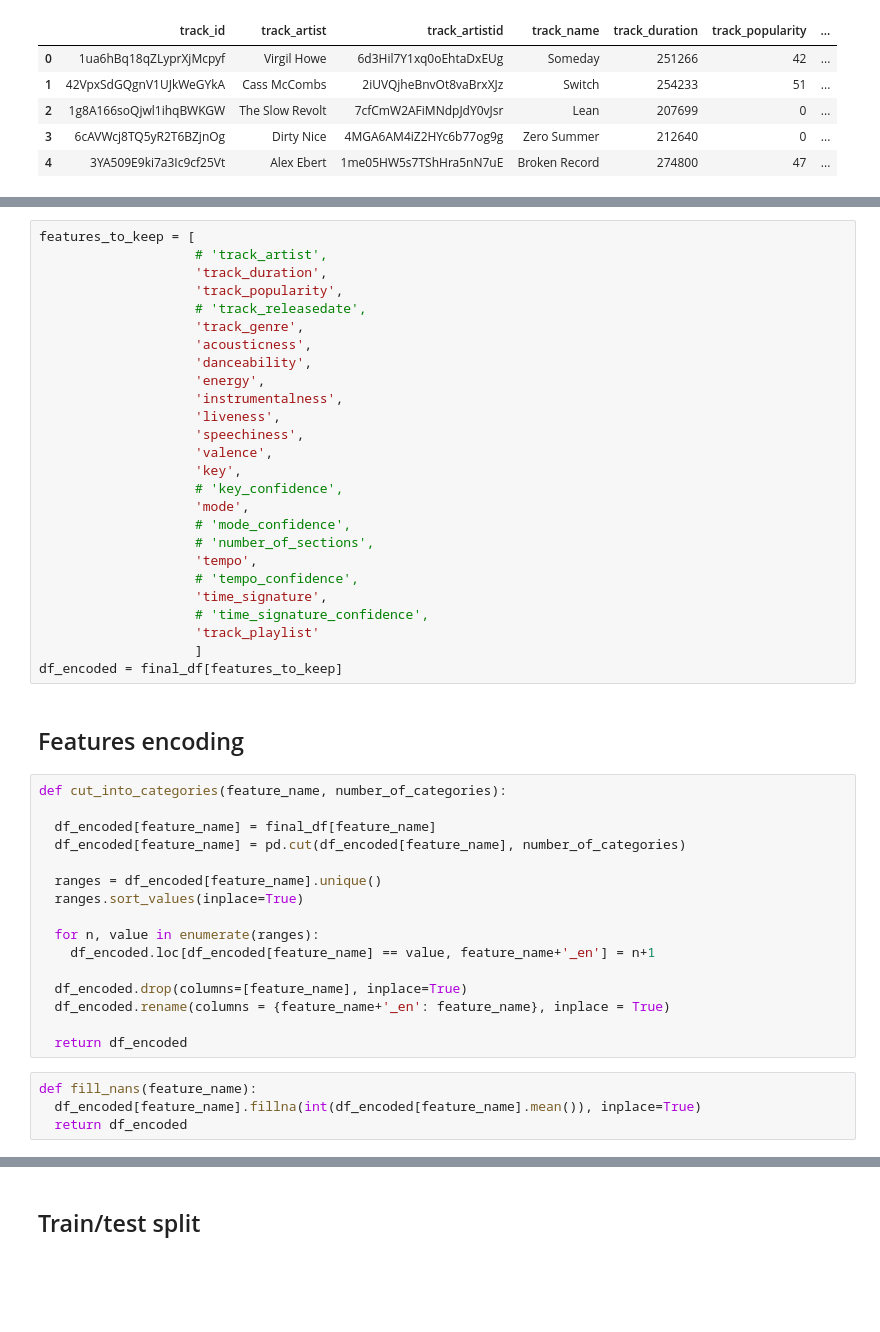
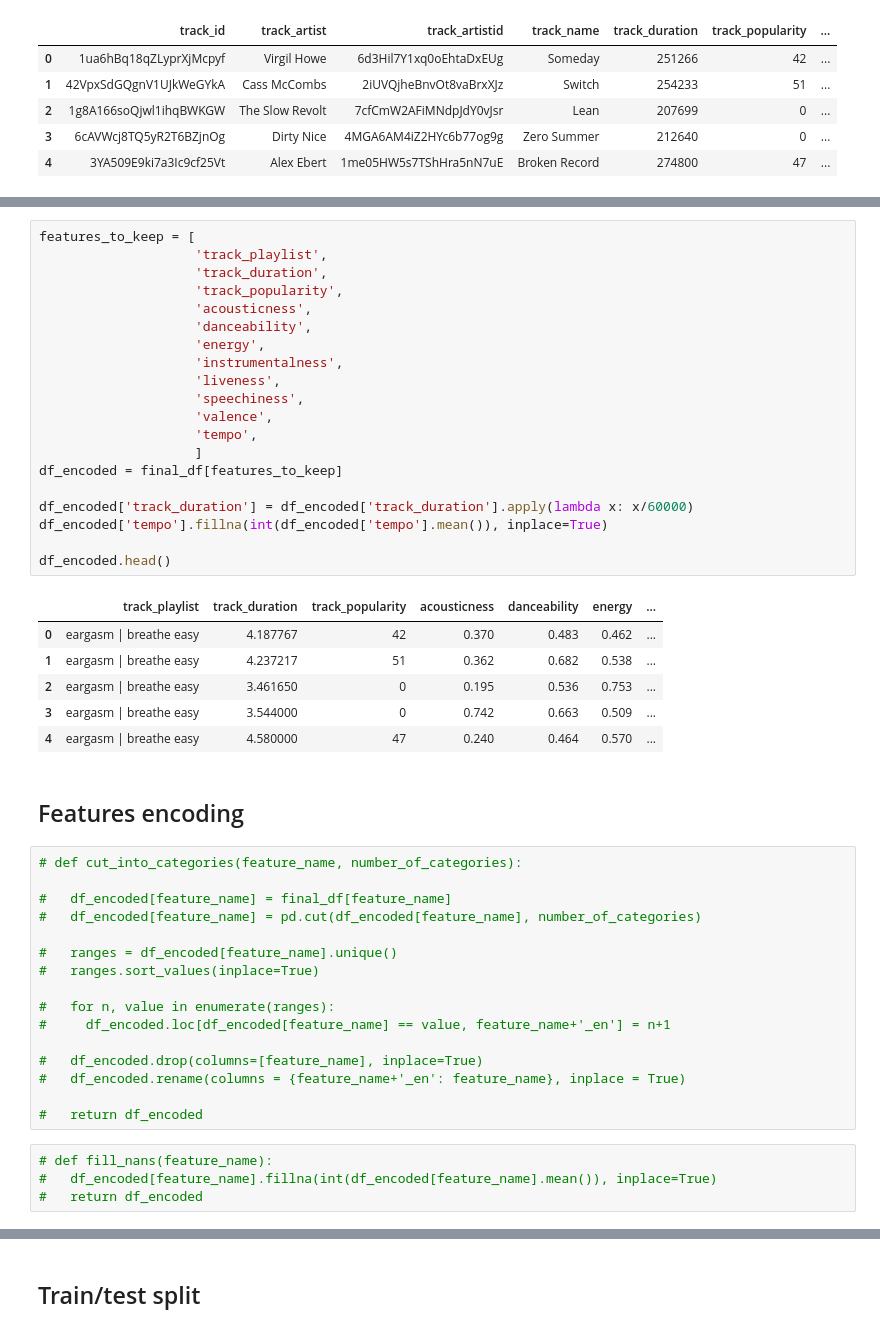
Before and after one commit to adamsiemaszkiewicz/eargasm-music, a Jupyter notebook: eargasm_Classification.ipynb, the cells around one changed output, grey strips where cells are left out. Saved outputs shown, nothing was run; the diff lists cells and outputs as text; blank space fills up the shorter version.

```diff
--- a/eargasm_Classification.ipynb
+++ b/eargasm_Classification.ipynb
@@ -96,49 +99,50 @@ final_df.head()
 # %%
 features_to_keep = [
-                    # 'track_artist',
+                    'track_playlist',
                     'track_duration',
                     'track_popularity',
-                    # 'track_releasedate',
-                    'track_genre',
                     'acousticness',
                     'danceability',
                     'energy',
                     'instrumentalness',
                     'liveness',
                     'speechiness',
                     'valence',
-                    'key',
-                    # 'key_confidence',
-                    'mode',
-                    # 'mode_confidence',
-                    # 'number_of_sections',
                     'tempo',
-                    # 'tempo_confidence',
-                    'time_signature',
-                    # 'time_signature_confidence',
-                    'track_playlist'
                     ]
 df_encoded = final_df[features_to_keep]
+
+df_encoded['track_duration'] = df_encoded['track_duration'].apply(lambda x: x/60000)
+df_encoded['tempo'].fillna(int(df_encoded['tempo'].mean()), inplace=True)
+
+df_encoded.head()
+# %% [output]
+|  | track_playlist | track_duration | track_popularity | acousticness | danceability | energy | ... |
+| 0 | eargasm | breathe easy | 4.187767 | 42 | 0.370 | 0.483 | 0.462 | ... |
+| 1 | eargasm | breathe easy | 4.237217 | 51 | 0.362 | 0.682 | 0.538 | ... |
+| 2 | eargasm | breathe easy | 3.461650 | 0 | 0.195 | 0.536 | 0.753 | ... |
+| 3 | eargasm | breathe easy | 3.544000 | 0 | 0.742 | 0.663 | 0.509 | ... |
+| 4 | eargasm | breathe easy | 4.580000 | 47 | 0.240 | 0.464 | 0.570 | ... |
 # %% [markdown]
 ## Features encoding
 # %%
-def cut_into_categories(feature_name, number_of_categories):
+# def cut_into_categories(feature_name, number_of_categories):
 
-  df_encoded[feature_name] = final_df[feature_name]
-  df_encoded[feature_name] = pd.cut(df_encoded[feature_name], number_of_categories)
+#   df_encoded[feature_name] = final_df[feature_name]
+#   df_encoded[feature_name] = pd.cut(df_encoded[feature_name], number_of_categories)
 
-  ranges = df_encoded[feature_name].unique()
-  ranges.sort_values(inplace=True)
+#   ranges = df_encoded[feature_name].unique()
+#   ranges.sort_values(inplace=True)
 
-  for n, value in enumerate(ranges):
-    df_encoded.loc[df_encoded[feature_name] == value, feature_name+'_en'] = n+1
+#   for n, value in enumerate(ranges):
+#     df_encoded.loc[df_encoded[feature_name] == value, feature_name+'_en'] = n+1
 
-  df_encoded.drop(columns=[feature_name], inplace=True)
-  df_encoded.rename(columns = {feature_name+'_en': feature_name}, inplace = True)
+#   df_encoded.drop(columns=[feature_name], inplace=True)
+#   df_encoded.rename(columns = {feature_name+'_en': feature_name}, inplace = True)
 
-  return df_encoded
+#   return df_encoded
 # %%
-def fill_nans(feature_name):
-  df_encoded[feature_name].fillna(int(df_encoded[feature_name].mean()), inplace=True)
-  return df_encoded
+# def fill_nans(feature_name):
+#   df_encoded[feature_name].fillna(int(df_encoded[feature_name].mean()), inplace=True)
+#   return df_encoded
 # %%
```
Also changed, not shown: parts of 92 cells of this notebook, 4 other files.
